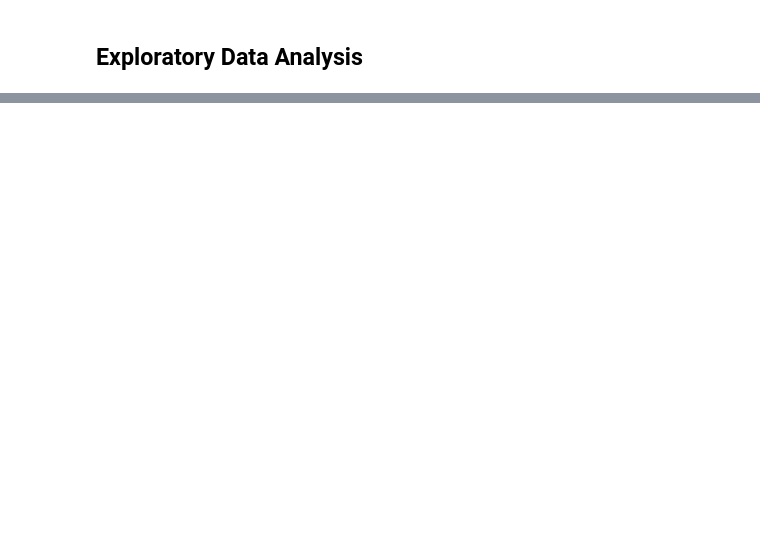
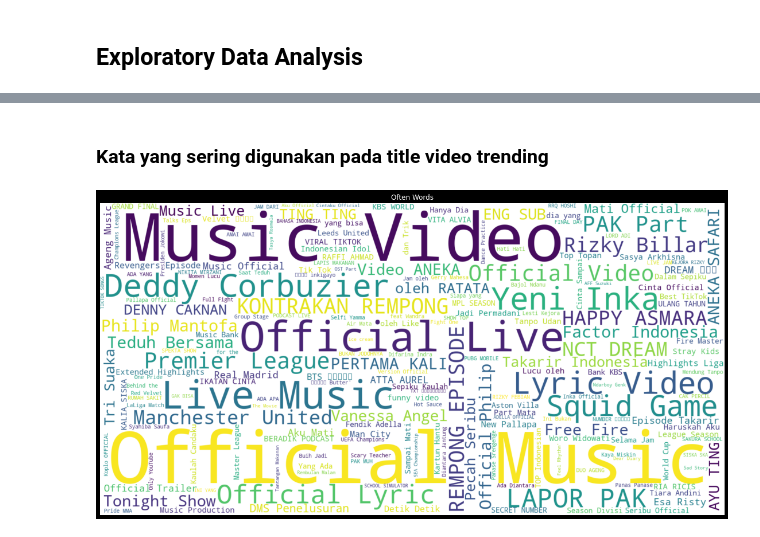
Before and after one commit to nofamex/TA-KASDD, a Jupyter notebook: main.ipynb, the cells around one changed output, grey strips where cells are left out. Cells and saved outputs as stored; diff of their text form; code cells hidden in the pictures; blank space fills up the shorter version.

```diff
--- a/main.ipynb
+++ b/main.ipynb
@@ -24,6 +29,9 @@ def count_unique(cols):
     for x in cols:
         uq = data[x].unique()
         print(f"{x} - {len(uq)} value")
+# %%
+def parse_interval(pub, tren):
+    return (parse(tren) - parse(pub)).total_seconds()
 # %% [markdown]
 ## Data Cleaning
 # %%
@@ -242,0 +396,5 @@ See the caveats in the documentation: https://pandas.pydata.org/pandas-docs/stab
+# %%
+# Copy specific column
+pub_tren_group = data[['publish_time', 'trending_time']].copy()
+pub_tren_group['interval'] = 0
+pub_tren_group.head()
@@ -242,0 +408,5 @@ See the caveats in the documentation: https://pandas.pydata.org/pandas-docs/stab
+# %%
+# Finding interval
+for i in range(len(pub_tren_group['publish_time'])):
+    pub_tren_group['interval'][i] = parse_interval(pub_tren_group['publish_time'][i], pub_tren_group['trending_time'][i])
+pub_tren_group
@@ -242,0 +441,15 @@ See the caveats in the documentation: https://pandas.pydata.org/pandas-docs/stab
+# %% [markdown]
+### Kata yang sering digunakan pada title video trending
+# %%
+text = ""
+for i in range(data.shape[0]):
+    text += data.iloc[i]['title']
+
+wordcloud = WordCloud(background_color='white',width=1600,height=800,stopwords='indonesian',min_word_length=3,collocations=True).generate(text)
+plt.figure(figsize=(20,10),facecolor='k')
+plt.axis("off")
+plt.title('Often Words',color='white')
+plt.imshow(wordcloud,interpolation='bilinear')
+plt.show()
+# %% [output]
+[figure, added]
```
Also changed, not shown: parts of 20 cells of this notebook.
